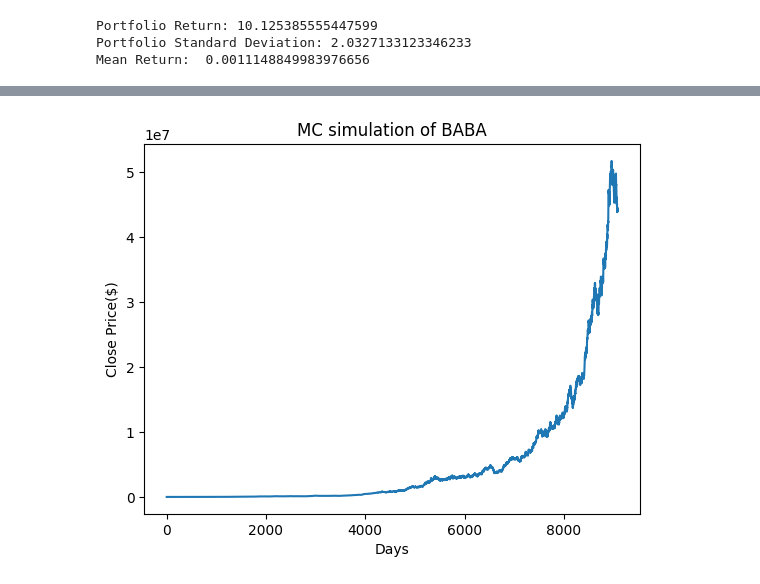
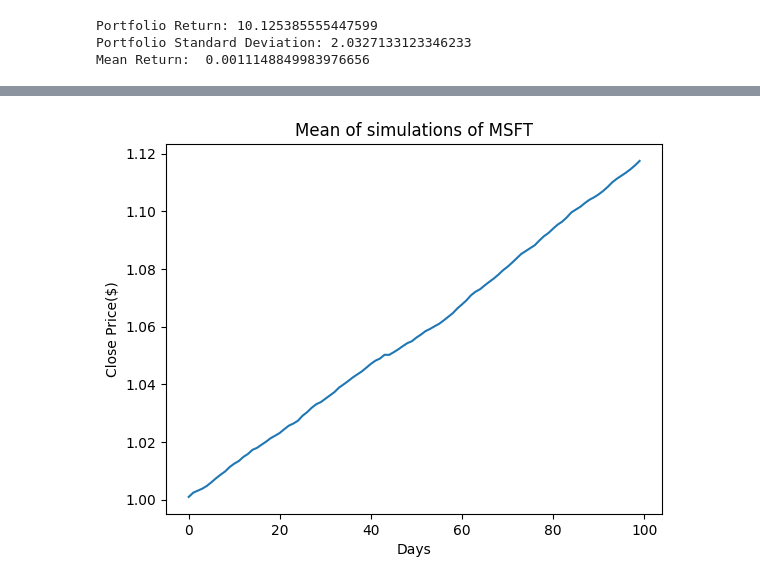
Before and after one commit to JojoDuke/lstm-test, a Jupyter notebook: mc-test.ipynb, the cells around one changed output, grey strips where cells are left out. Saved outputs shown, nothing was run; the diff lists cells and outputs as text; code cells hidden in the pictures.

```diff
--- a/mc-test.ipynb
+++ b/mc-test.ipynb
@@ -56,9 +56,9 @@ Mean Return:  0.0011148849983976656
 # %%
 
 # Monte Carlo simulation for single-asset portfolio
-mc_sims = 10
-T = 9084
-initialPortfolio = 10000
+mc_sims = 8000
+T = 100
+initialPortfolio = 1
 
 meanM = np.full(shape=(T, 1), fill_value=mean_return)
 stock_simulations = np.zeros((T, mc_sims))
@@ -113,8 +109,9 @@ plt.show()
 # %%
+#plt.figure(figsize=(14, 5))
 plt.plot(mean_portfolios)
 plt.ylabel('Close Price($)')
 plt.xlabel('Days')
-plt.title('MC simulation of BABA')
+plt.title('Mean of simulations of MSFT')
 plt.show()
 # %% [output]
-[figure, old version]
+[figure, new version]
```
Also changed, not shown: parts of 4 cells of this notebook.
